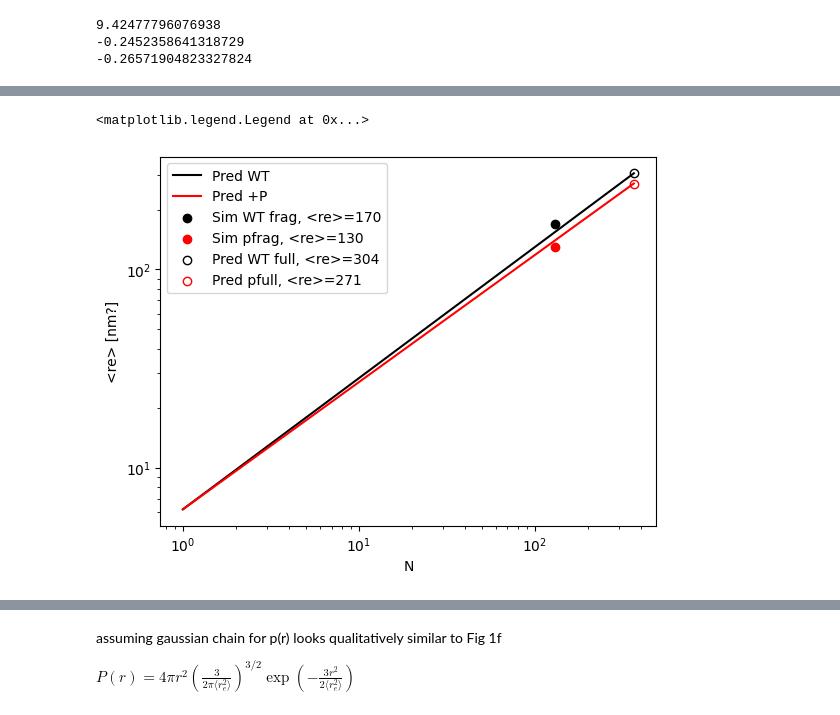
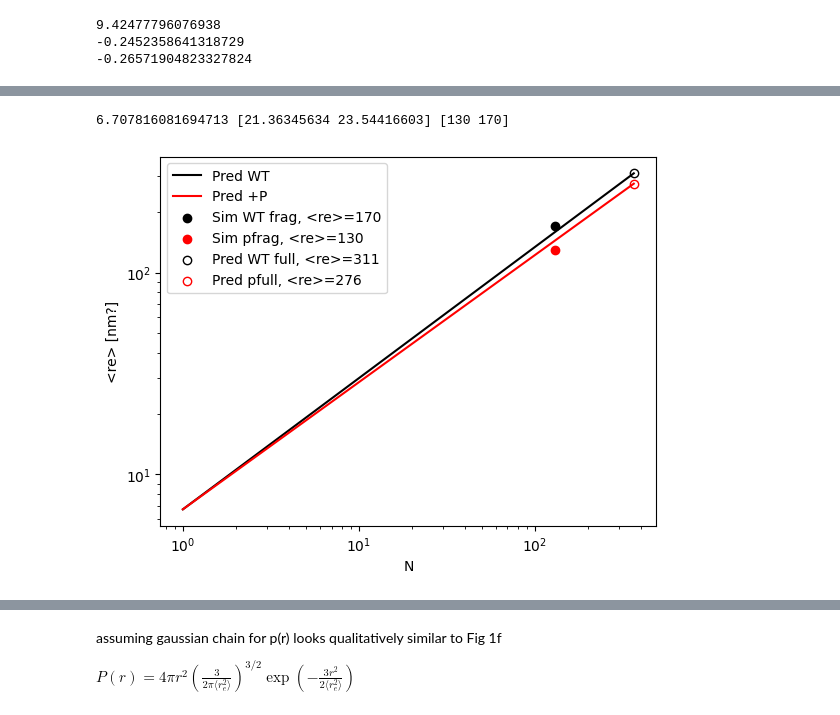
Before and after one commit to huskeypm/foldingML, a Jupyter notebook: ablim.ipynb, the cells around one changed output, grey strips where cells are left out. Drawn from its saved outputs; the diff is of its cells as text; code cells hidden in the pictures.

```diff
--- a/ablim.ipynb
+++ b/ablim.ipynb
@@ -247,9 +250,9 @@ nval =  10**np.linspace(1,3,20)
 nval = np.array(nval,dtype=int)
 
 nu = 0.58 # unfolded
-plt.plot(nval, rg(nval,nu),label='unfolded')
+plt.plot(nval, rg(nval,nu),label='unfolded [Hofmann]')
 nu = 0.34 # folded
-plt.plot(nval, rg(nval,nu),label='folded')
+plt.plot(nval, rg(nval,nu),label='folded [Hofmann]')
 
 
 plt.ylabel('Rg [nm]')
@@ -273,13 +276,14 @@ nResCterm = 300
 # The region spanning LIM4 (343) and VHP (710) is 366 residues (to 709)
 # The short fragment we simulated was 130
 nFrag = 130
-nFull=366
+nFull=709 - 343
 
 # hofmann
 nProTa = 54+9 # for the FRET linker
 nu=0.65 # 70 #
 val = rg(nProTa,nu)
-plt.scatter([nProTa],[val], label="ProTa Hofmann Rg=%3.1f [nm]"%val,facecolor='blue',edgecolor='blue')
+plt.scatter([nProTa],[val], label="ProTa [Hofmann] ", # Rg=%3.1f [nm]"%val,
+            facecolor='blue',edgecolor='blue')
 
 
 # unphospho
@@ -289,6 +293,7 @@ plt.scatter([nFrag],[simVal], label="Sim.  Frag Rg=%3.1f [nm]"%simVal,facecolor=
 # Pred
 nu=0.665 # estimated by where ProtTa fell
 val = rg(nFrag,nu)
+print(val)
 plt.scatter([nFrag],[val], label="Pred. Frag Rg=%3.1f [nm]"%val,marker='x',facecolor='gray')
 
 # phospho
@@ -296,8 +301,8 @@ plt.scatter([nFrag],[val], label="Pred. Frag Rg=%3.1f [nm]"%val,marker='x',facec
 simVal = 4.6 # update
 plt.scatter([nFrag],[simVal], label="Sim.  pFrag Rg=%3.1f [nm]"%simVal,facecolor='r',edgecolor='r')
 # corr
-nu=0.645
-val = rg(nFrag,nu)
+nup=0.645; diff = nu - nup
+val = rg(nFrag,nup)
 plt.scatter([nFrag],[val], label="Pred. pFrag Rg=%3.1f [nm]"%val,marker='x',facecolor='gray')
 
 # full
@@ -307,9 +312,10 @@ val = rg(nFull,nu)
 plt.scatter([nFull],[val], label="Pred. Full Rg=%3.1f [nm]"%val,facecolor='w',edgecolor='k')
 
 # phospho
-nu=0.6
-val = rg(nFull,nu)
+nup = nu - diff
+val = rg(nFull,nup)
 plt.scatter([nFull],[val], label="Pred. pFull Rg=%3.1f [nm]"%val,facecolor='w',edgecolor='r')
 
-plt.legend(loc=0)
+plt.legend(loc=4,ncol=2)
+plt.gcf().savefig('rg.png')
 # %% [output]
@@ -327,40 +382,52 @@ import numpy as np
 import matplotlib.pylab as plt
 
 # re=170, v=0.66, N=130 ---> a=6.84 (how compares to halston?)
-# re=130, v=0.64, N=130 ---> a=5.76
+# re=130, v=0.63, N=130 ---> a=5.76
 # avg ~ 6.2
+# re ]
 rewt = 170
 rep=130
+x = np.array([Nsim**nup,Nsim**nu])
+y = np.array([rep,rewt])
+a0 = np.dot(x,y)/np.dot(x,x)
+print(a0,x,y)
+
+# Perform linear fit
+
+
+
 
 Ns = np.arange(nFull)+1
-a0=6.2
+#a0=6.7
 # WT
-nu = 0.66 # WT
+#nu = 0.66 # WT
 re_wt = a0*Ns**nu
 
 # p
-nu = 0.64 # WT
-re_p = a0*Ns**nu
+#nu = 0.64 # WT
+re_p = a0*Ns**nup
 
 ## plot
 plt.plot(Ns,re_wt,'k-',label='Pred WT')
 plt.plot(Ns,re_p,'r-',label='Pred +P')
 
 # sim
 Nsim=130 - 1
 
+#plt.scatter(Na,ya)
 
 plt.scatter(Ns[Nsim],rewt,facecolor='k',label='Sim WT frag, <re>=%3d'%rewt)
 plt.scatter(Ns[Nsim],rep,facecolor='r',label='Sim pfrag, <re>=%3d'%rep)
 
 nfull = nFull-1
 plt.scatter(Ns[nfull],re_wt[nfull],facecolor='w',edgecolor='k',label='Pred WT full, <re>=%3d'%re_wt[nfull])
 plt.scatter(Ns[nfull],re_p[nfull],facecolor='w',edgecolor='r',label='Pred pfull, <re>=%3d'%re_p[nfull])
 plt.yscale('log')
 plt.xscale('log')
 plt.ylabel("<re> [nm?]")
 plt.xlabel("N")
 plt.legend(loc=0)
+plt.gcf().savefig("re_sim.png",dpi=300)
 # %% [output]
-<matplotlib.legend.Legend at 0x...>
+6.707816081694713 [21.36345634 23.54416603] [130 170]
-[figure, old version]
+[figure, new version]
```
Also changed, not shown: parts of 13 cells of this notebook.
